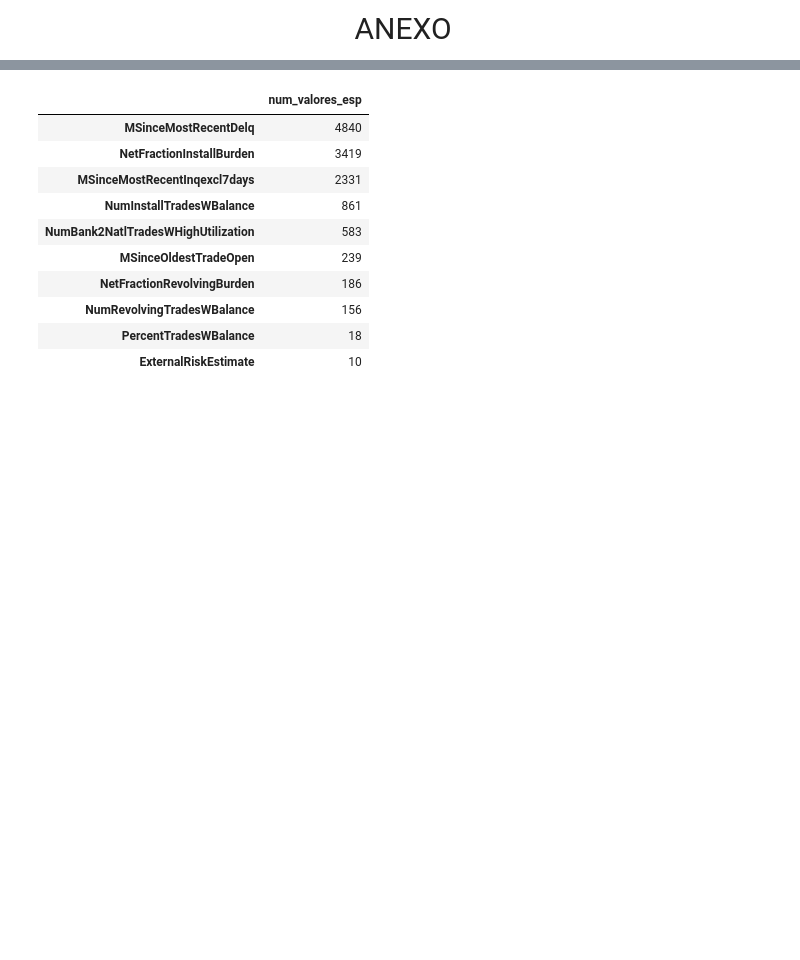
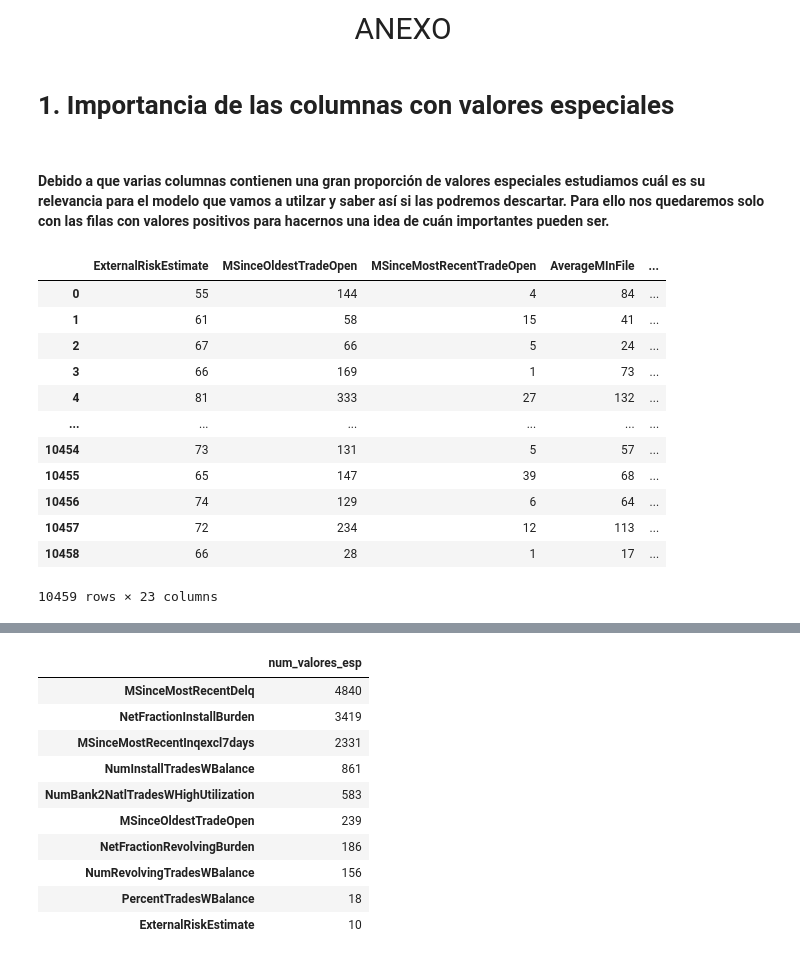
Before and after one commit to UrkoRegueiro/HACK-A-BOSS-PROJECTS, a Jupyter notebook: HELOC_Project/anexo.ipynb, the cells around one changed output, grey strips where cells are left out. Saved outputs shown, nothing was run; the diff lists cells and outputs as text; code cells hidden in the pictures; blank space fills up the shorter version.

```diff
--- a/HELOC_Project/anexo.ipynb
+++ b/HELOC_Project/anexo.ipynb
@@ -13,0 +15,20 @@ df = pd.read_csv("heloc.csv")
+# %% [markdown]
+# 1. Importancia de las columnas con valores especiales
+# %% [markdown]
+#### Debido a que varias columnas contienen una gran proporción de valores especiales estudiamos cuál es su relevancia para el modelo que vamos a utilzar y saber así si las podremos descartar. Para ello nos quedaremos solo con las filas con valores positivos para hacernos una idea de cuán importantes pueden ser.
+# %%
+df.iloc[:,1:]
+# %% [output]
+|  | ExternalRiskEstimate | MSinceOldestTradeOpen | MSinceMostRecentTradeOpen | AverageMInFile | ... |
+| 0 | 55 | 144 | 4 | 84 | ... |
+| 1 | 61 | 58 | 15 | 41 | ... |
+| 2 | 67 | 66 | 5 | 24 | ... |
+| 3 | 66 | 169 | 1 | 73 | ... |
+| 4 | 81 | 333 | 27 | 132 | ... |
+| ... | ... | ... | ... | ... | ... |
+| 10454 | 73 | 131 | 5 | 57 | ... |
+| 10455 | 65 | 147 | 39 | 68 | ... |
+| 10456 | 74 | 129 | 6 | 64 | ... |
+| 10457 | 72 | 234 | 12 | 113 | ... |
+| 10458 | 66 | 28 | 1 | 17 | ... |
+10459 rows × 23 columns
```
Also changed, not shown: parts of 26 cells of this notebook.
